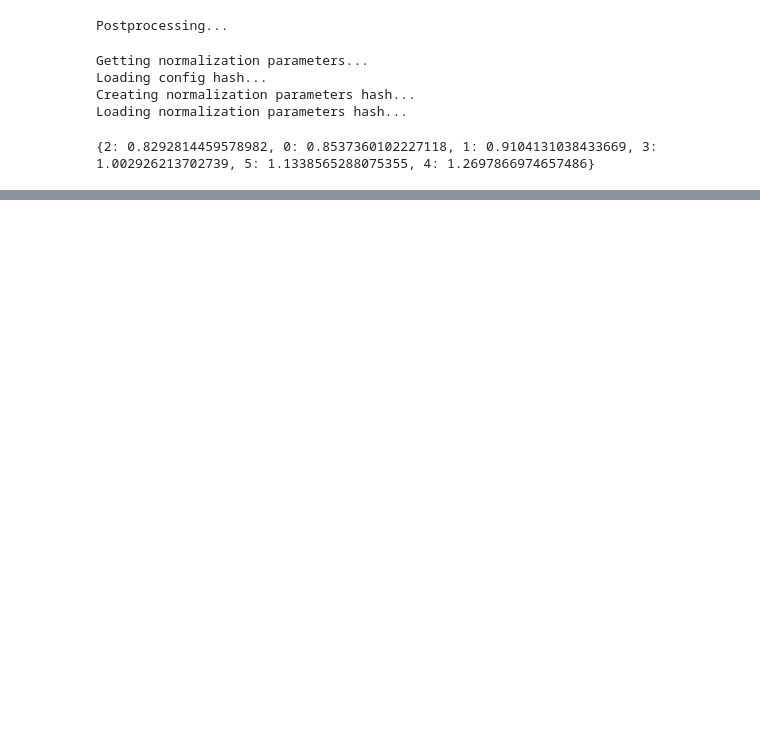
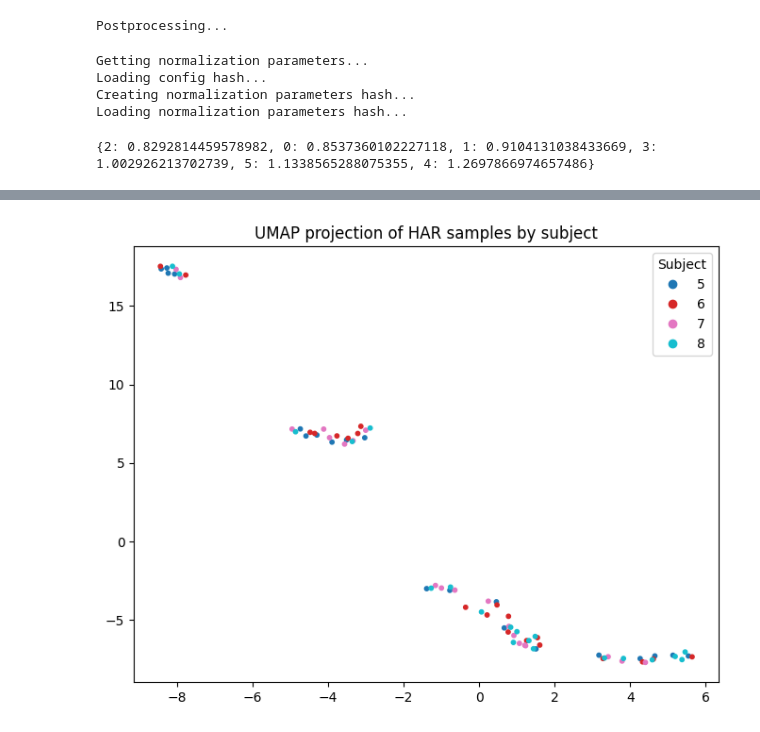
Before and after one commit to tk-king/har-datasets, a Jupyter notebook: notebooks/test_sampler.ipynb, the cells around one changed output, grey strips where cells are left out. Drawn from its saved outputs; the diff is of its cells as text; code cells hidden in the pictures; blank space fills up the shorter version.

```diff
--- a/notebooks/test_sampler.ipynb
+++ b/notebooks/test_sampler.ipynb
@@ -50,0 +74,39 @@ torch.Size([1]) torch.Size([1, 128, 9])
+# %%
+subject_map = {}
+
+for sub in subject_ids:
+    _, samples = sampler.sample(20, sampler.train_indices, activity_id=1, subject_id=5)
+    subject_map[sub] = samples  # (32, 128, 9)
+# %%
+import numpy as np
+import umap
+import matplotlib.pyplot as plt
+
+# Assuming subject_map[sub] = array of shape (32, 128, 9)
+
+X_list = []
+y_list = []
+
+for sub, samples in subject_map.items():
+    # Flatten each sequence from (128, 9) → (1152,)
+    flat_samples = samples.reshape(samples.shape[0], -1)
+
+    X_list.append(flat_samples)
+    y_list.extend([sub] * samples.shape[0])  # label with subject id
+
+# Stack into single dataset
+X = np.vstack(X_list)  # shape (num_subjects * 32, 1152)
+y = np.array(y_list)
+
+# Run UMAP
+reducer = umap.UMAP(n_neighbors=15, min_dist=0.1, n_components=2, random_state=42)
+X_umap = reducer.fit_transform(X)
+
+# Plot with subjects in different colors
+plt.figure(figsize=(8, 6))
+scatter = plt.scatter(X_umap[:, 0], X_umap[:, 1], c=y, cmap="tab10", s=10)
+plt.legend(*scatter.legend_elements(), title="Subject")
+plt.title("UMAP projection of HAR samples by subject")
+plt.show()
+# %% [output]
+[figure, added]
```
Also changed, not shown: parts of 4 cells of this notebook, 5 other files.
